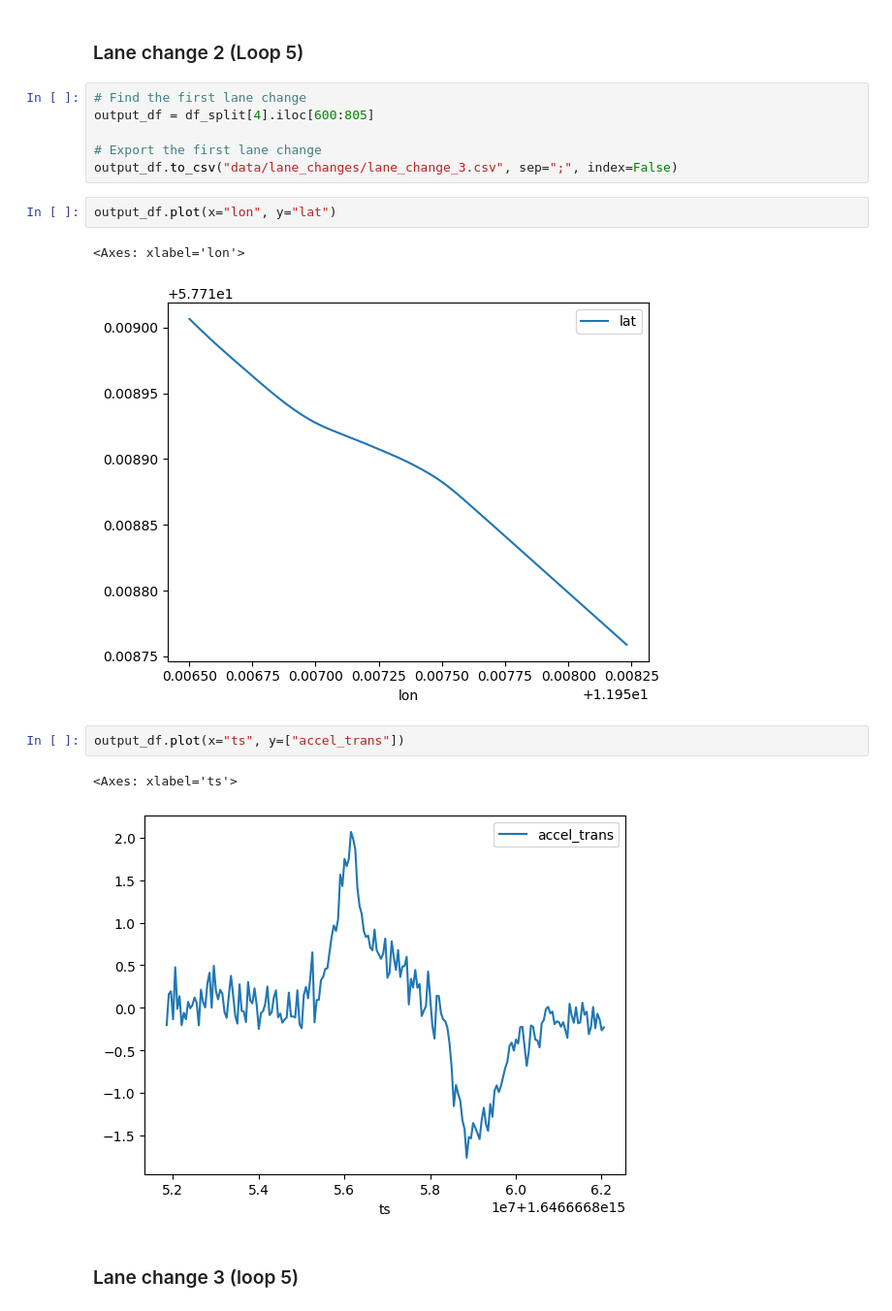
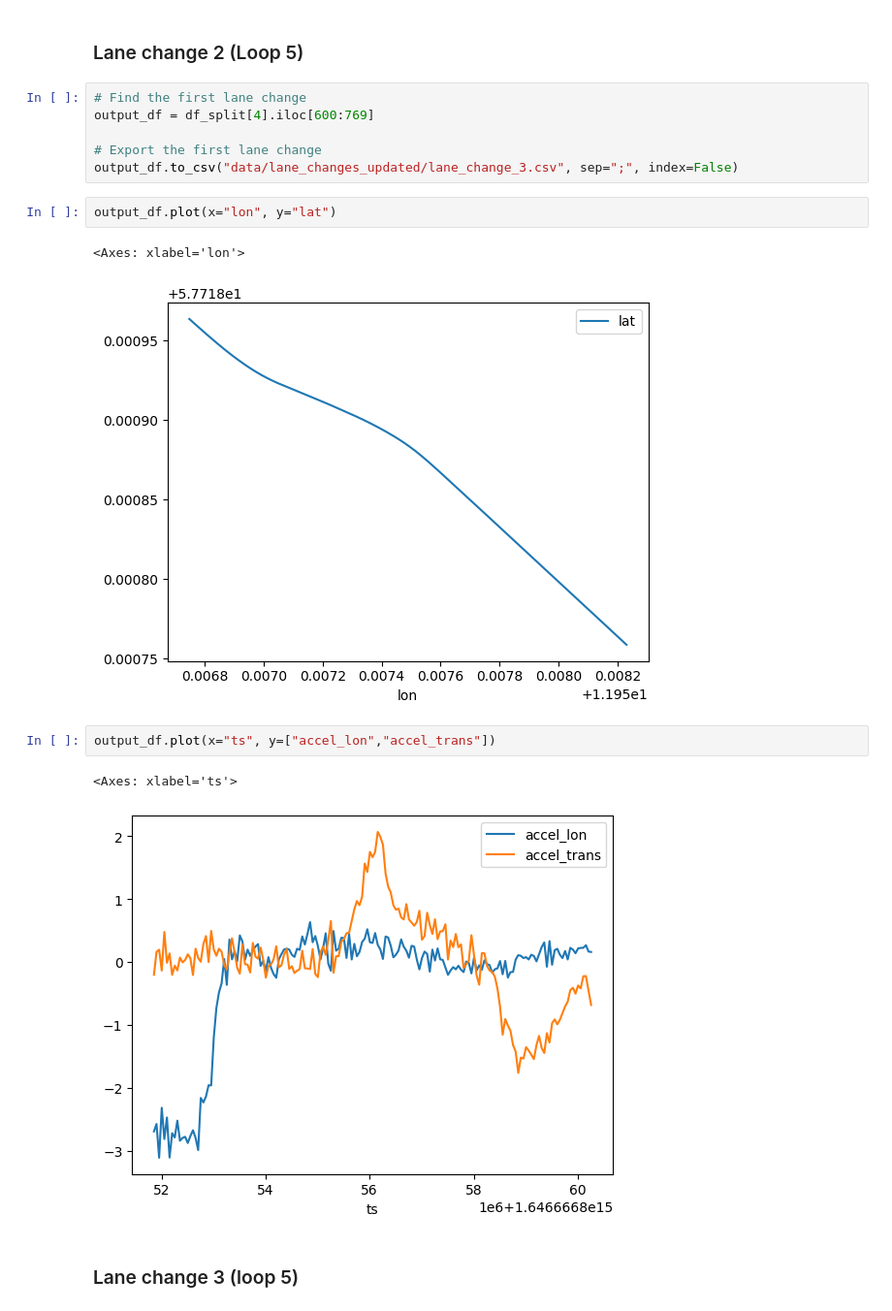
Before and after one commit to Marble879/SFC_scripts, a Jupyter notebook: LaneChange_Scripts/Extract_Lane_Changes.ipynb, the cells around one changed output. Shown at 97% size. Drawn from its saved outputs; the diff is of its cells as text.

```diff
--- a/LaneChange_Scripts/Extract_Lane_Changes.ipynb
+++ b/LaneChange_Scripts/Extract_Lane_Changes.ipynb
@@ -145,20 +145,20 @@ output_df.plot(x="ts", y=["accel_trans"])
 ### Lane change 2 (Loop 5)
 # %%
 # Find the first lane change
-output_df = df_split[4].iloc[600:805]
+output_df = df_split[4].iloc[600:769]
 
 # Export the first lane change
-output_df.to_csv("data/lane_changes/lane_change_3.csv", sep=";", index=False)
+output_df.to_csv("data/lane_changes_updated/lane_change_3.csv", sep=";", index=False)
 # %%
 output_df.plot(x="lon", y="lat")
 # %% [output]
 <Axes: xlabel='lon'>
-[figure, old version]
+[figure, new version]
 # %%
-output_df.plot(x="ts", y=["accel_trans"])
+output_df.plot(x="ts", y=["accel_lon","accel_trans"])
 # %% [output]
 <Axes: xlabel='ts'>
-[figure, old version]
+[figure, new version]
 # %% [markdown]
 ### Lane change 3 (loop 5)
 # %%
```
Also changed, not shown: parts of 14 cells of this notebook, 9 other files.
